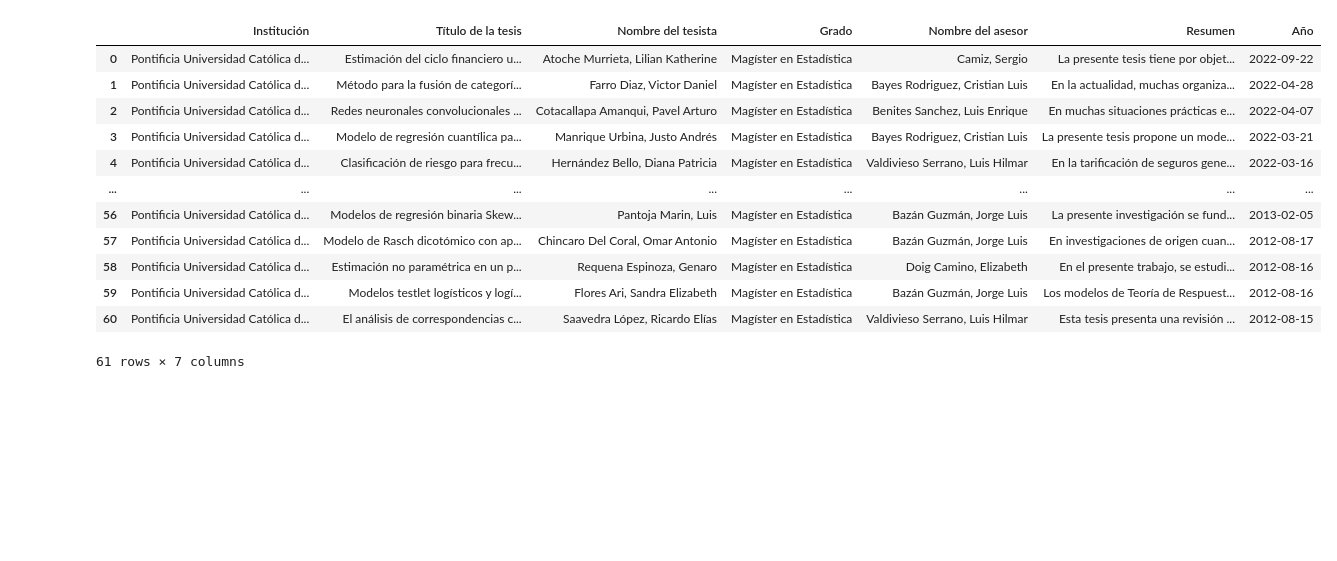
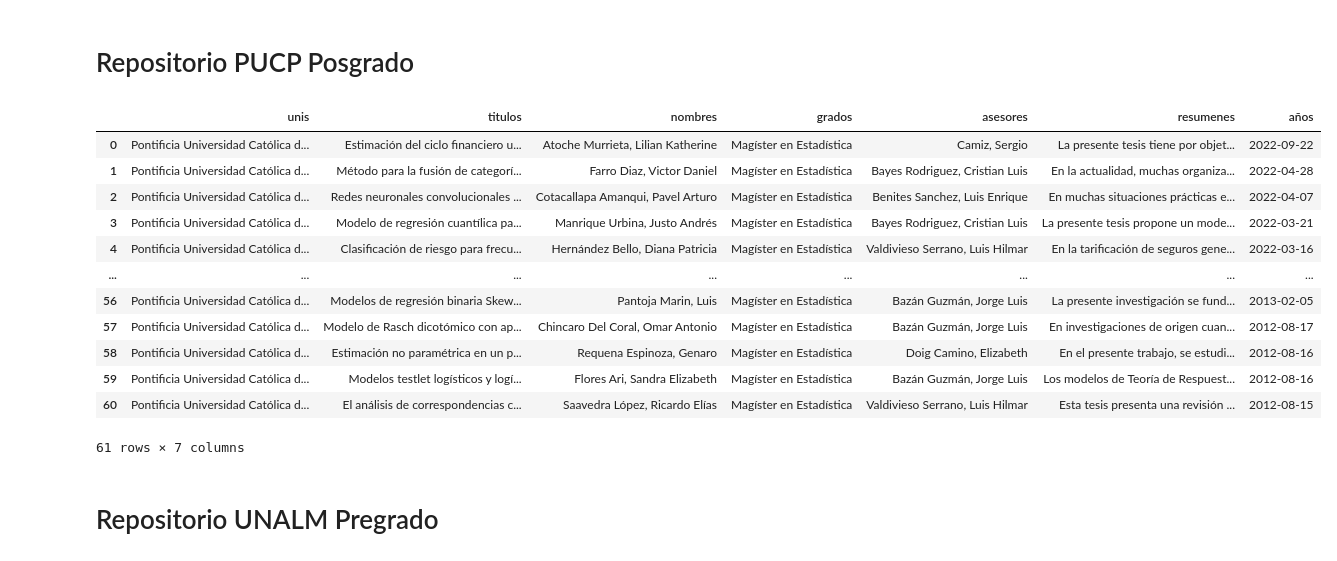
Before and after one commit to 20210826r/Trabajo_final, a Jupyter notebook: Final.ipynb, the cells around one changed output. Drawn from its saved outputs; the diff is of its cells as text; code cells hidden in the pictures; blank space fills up the shorter version.

```diff
--- a/Final.ipynb
+++ b/Final.ipynb
@@ -1,3 +1,5 @@
+# %% [markdown]
+# Repositorio PUCP Posgrado
 # %%
 ###-Repositorio estadistica informatica pregrado UNALM-###
 
@@ -136,12 +131,8 @@ universities = get_all(links_full,rep_PUCP)
 # %%
-df_PUCP = pd.DataFrame(universities)
-df_PUCP.to_csv('tesisPUCP.csv', index=False,encoding='utf-8-sig',
-          header = ['Institución','Título de la tesis', 'Nombre del tesista', 'Grado', 'Nombre del asesor', 'Resumen','Año'])
-
-df_PUCP_read = pd.read_csv('tesisPUCP.csv')
-df_PUCP_read
+df_PUCP = pd.DataFrame(PUCP)
+df_PUCP
 # %% [output]
-|  | Institución | Título de la tesis | Nombre del tesista | Grado | Nombre del asesor | Resumen | Año |
+|  | unis | titulos | nombres | grados | asesores | resumenes | años |
 | 0 | Pontificia Universidad Católica d... | Estimación del ciclo financiero u... | Atoche Murrieta, Lilian Katherine | Magíster en Estadística | Camiz, Sergio | La presente tesis tiene por objet... | 2022-09-22 |
 | 1 | Pontificia Universidad Católica d... | Método para la fusión de categorí... | Farro Diaz, Victor Daniel | Magíster en Estadística | Bayes Rodriguez, Cristian Luis | En la actualidad, muchas organiza... | 2022-04-28 |
 | 2 | Pontificia Universidad Católica d... | Redes neuronales convolucionales ... | Cotacallapa Amanqui, Pavel Arturo | Magíster en Estadística | Benites Sanchez, Luis Enrique | En muchas situaciones prácticas e... | 2022-04-07 |
@@ -154,3 +145,5 @@ df_PUCP_read
 | 59 | Pontificia Universidad Católica d... | Modelos testlet logísticos y logí... | Flores Ari, Sandra Elizabeth | Magíster en Estadística | Bazán Guzmán, Jorge Luis | Los modelos de Teoría de Respuest... | 2012-08-16 |
 | 60 | Pontificia Universidad Católica d... | El análisis de correspondencias c... | Saavedra López, Ricardo Elías | Magíster en Estadística | Valdivieso Serrano, Luis Hilmar | Esta tesis presenta una revisión ... | 2012-08-15 |
 61 rows × 7 columns
+# %% [markdown]
+# Repositorio UNALM Pregrado
```
Also changed, not shown: parts of 8 cells of this notebook.
